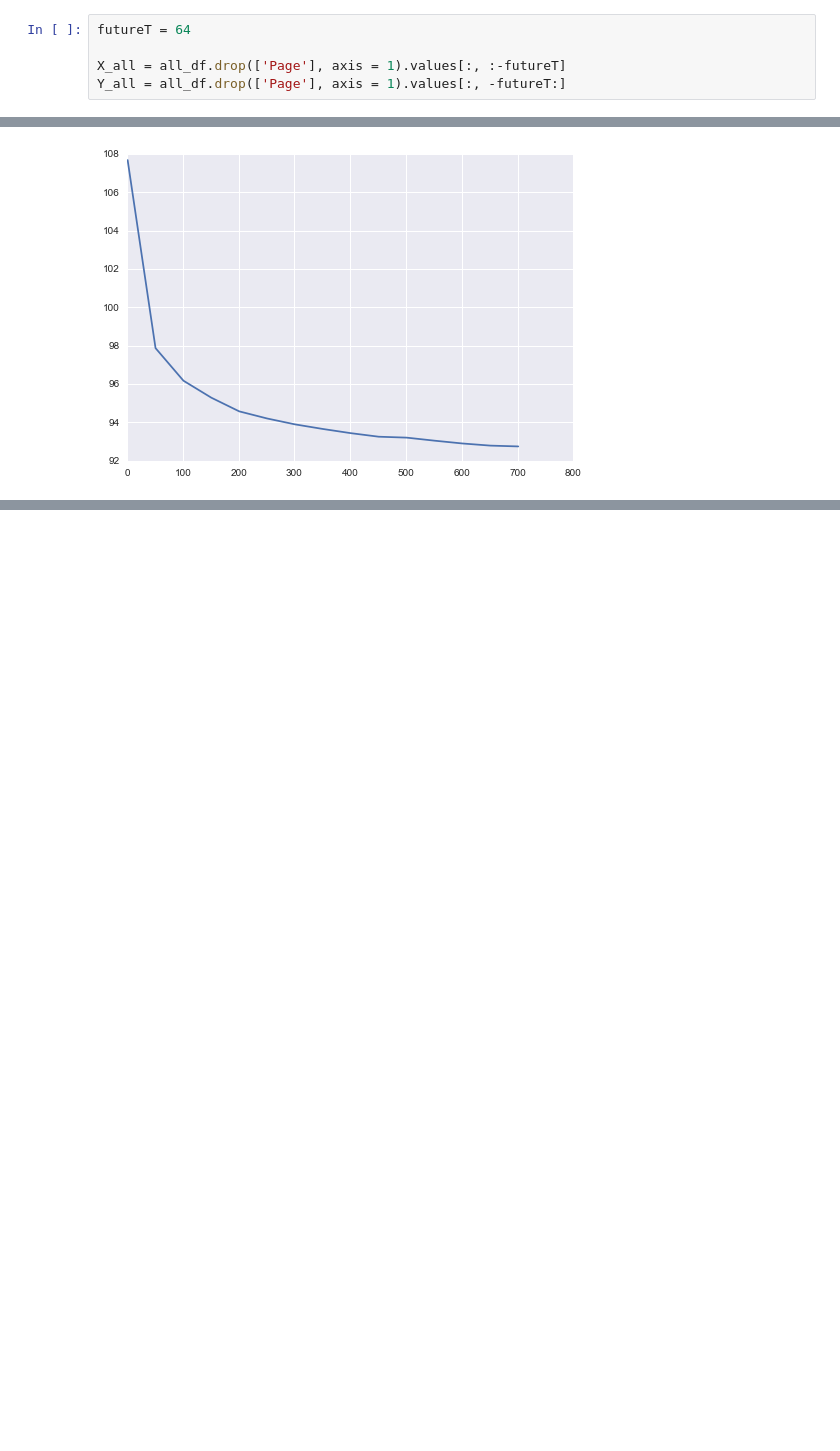
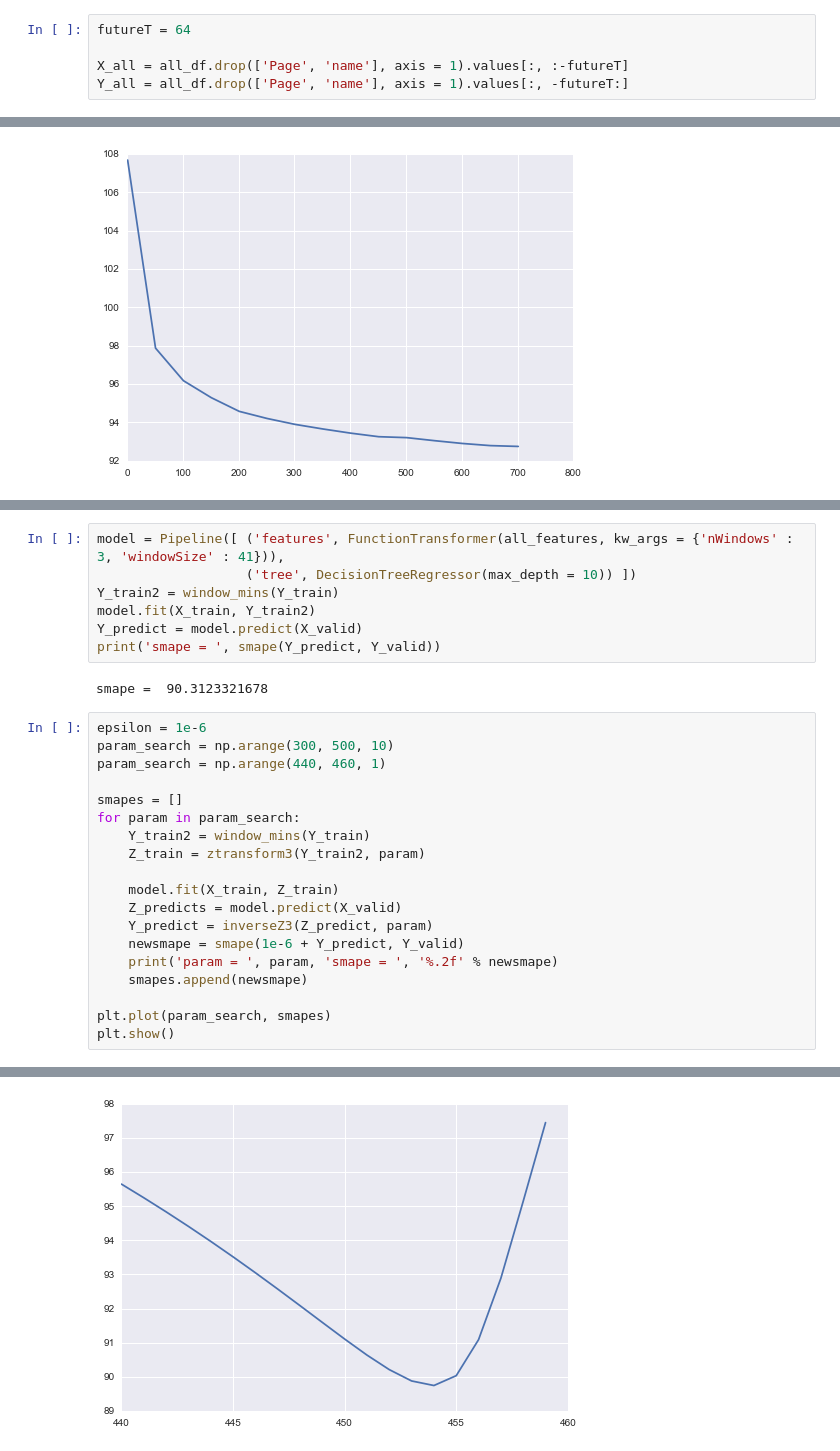
Before and after one commit to MatthewMcGonagle/KaggleWikiTraffic, a Jupyter notebook: CleanYTrain.ipynb, the cells around one changed output, grey strips where cells are left out. Cells and saved outputs as stored; diff of their text form; blank space fills up the shorter version.

Commit message:
Put in polynomial approximation of targets. Get best results in PolyTarget using also a logarithmic transform. No min cut.

```diff
--- a/CleanYTrain.ipynb
+++ b/CleanYTrain.ipynb
@@ -41,8 +129,8 @@ all_df.fillna(0, inplace = True)
 # %%
 futureT = 64
 
-X_all = all_df.drop(['Page'], axis = 1).values[:, :-futureT]
-Y_all = all_df.drop(['Page'], axis = 1).values[:, -futureT:]
+X_all = all_df.drop(['Page', 'name'], axis = 1).values[:, :-futureT]
+Y_all = all_df.drop(['Page', 'name'], axis = 1).values[:, -futureT:]
 # %%
 X_trainvalid, X_test, Y_trainvalid, Y_test = train_test_split(X_all, Y_all, test_size = 0.33, random_state = 32)
 X_train, X_valid, Y_train, Y_valid = train_test_split(X_trainvalid, Y_trainvalid, test_size = 0.33, random_state = 35)
@@ -512,0 +669,29 @@ ps =  1  smape =  107.68 ,      ps =  51  smape =  97.87 ,      ps =  101  smape
+# %%
+model = Pipeline([ ('features', FunctionTransformer(all_features, kw_args = {'nWindows' : 3, 'windowSize' : 41})),
+                   ('tree', DecisionTreeRegressor(max_depth = 10)) ])
+Y_train2 = window_mins(Y_train)
+model.fit(X_train, Y_train2)
+Y_predict = model.predict(X_valid)
+print('smape = ', smape(Y_predict, Y_valid))
+# %% [output]
+smape =  90.3123321678
+# %%
+epsilon = 1e-6
+param_search = np.arange(300, 500, 10)
+param_search = np.arange(440, 460, 1)
+
+smapes = []
+for param in param_search:
+    Y_train2 = window_mins(Y_train)
+    Z_train = ztransform3(Y_train2, param)
+
+    model.fit(X_train, Z_train)
+    Z_predicts = model.predict(X_valid)
+    Y_predict = inverseZ3(Z_predict, param)
+    newsmape = smape(1e-6 + Y_predict, Y_valid)
+    print('param = ', param, 'smape = ', '%.2f' % newsmape)
+    smapes.append(newsmape)
+
+plt.plot(param_search, smapes)
+plt.show()
+# %% [output]
@@ -512,0 +718 @@ ps =  1  smape =  107.68 ,      ps =  51  smape =  97.87 ,      ps =  101  smape
+[figure, added]
```
Also changed, not shown: parts of 8 cells of this notebook, 1 other file.
